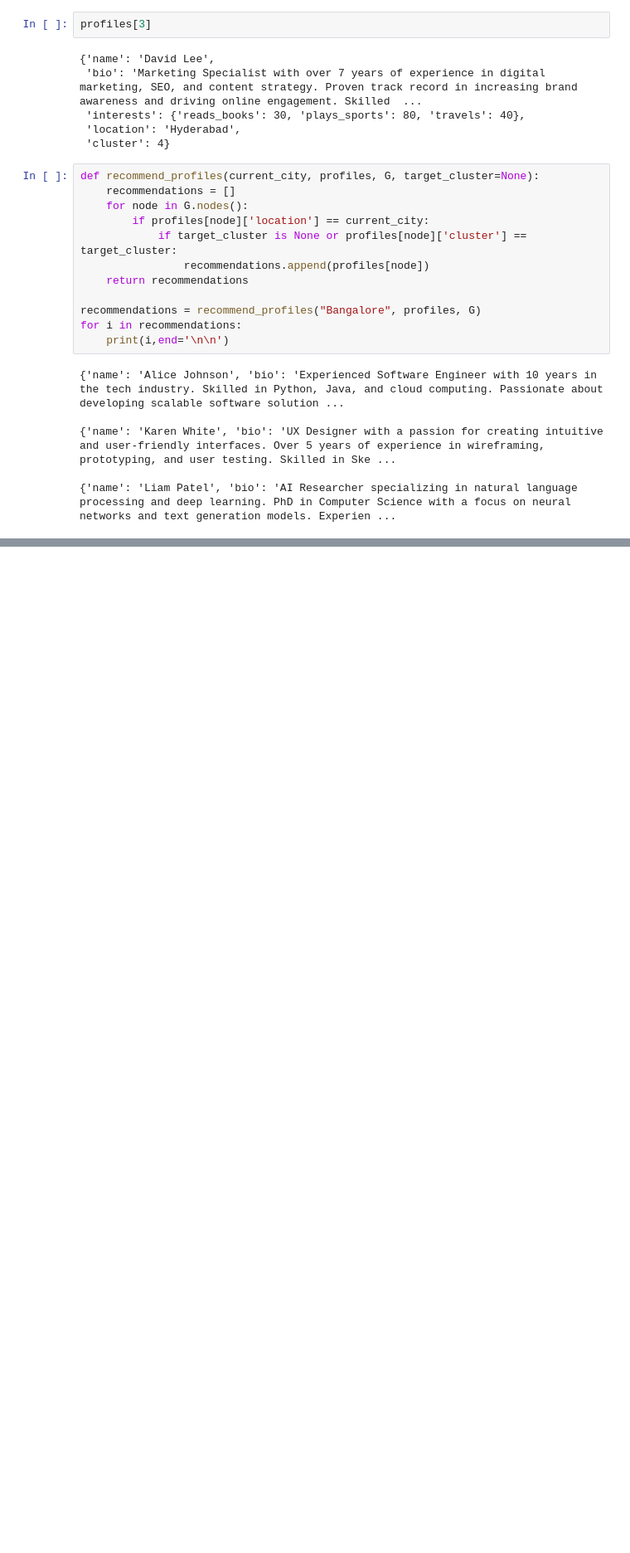
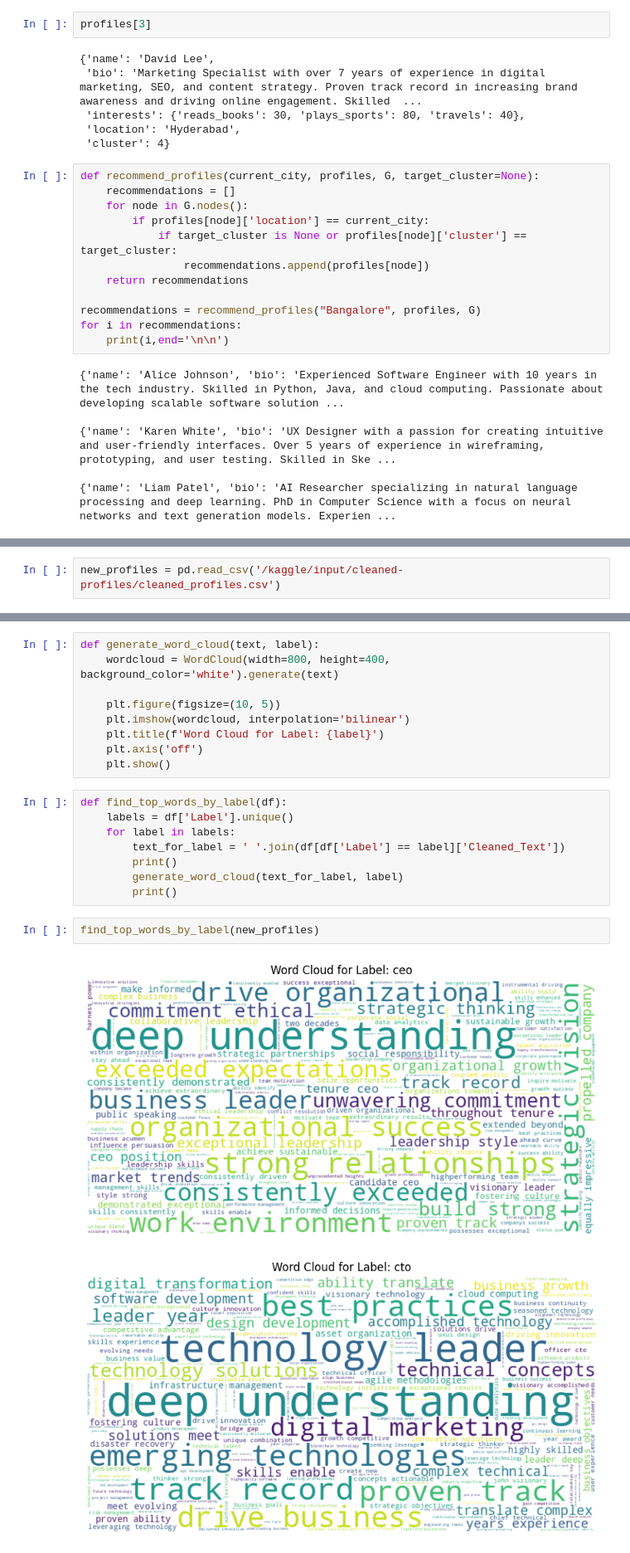
Before and after one commit to Swish78/Kaggle-Practice-Projects-, a Jupyter notebook: profile-suggestion-testing.ipynb, the cells around one changed output, grey strips where cells are left out. Shown at 83% size. Saved outputs shown, nothing was run; the diff lists cells and outputs as text; blank space fills up the shorter version.

Commit message:
Kaggle Notebook | Profile Suggestion testing  | Version 11

```diff
--- a/profile-suggestion-testing.ipynb
+++ b/profile-suggestion-testing.ipynb
@@ -1328,0 +1359,2 @@ for i in recommendations:
+# %%
+new_profiles = pd.read_csv('/kaggle/input/cleaned-profiles/cleaned_profiles.csv')
@@ -1328,0 +1379,22 @@ for i in recommendations:
+# %%
+def generate_word_cloud(text, label):
+    wordcloud = WordCloud(width=800, height=400, background_color='white').generate(text)
+
+    plt.figure(figsize=(10, 5))
+    plt.imshow(wordcloud, interpolation='bilinear')
+    plt.title(f'Word Cloud for Label: {label}')
+    plt.axis('off')
+    plt.show()
+# %%
+def find_top_words_by_label(df):
+    labels = df['Label'].unique()
+    for label in labels:
+        text_for_label = ' '.join(df[df['Label'] == label]['Cleaned_Text'])
+        print()
+        generate_word_cloud(text_for_label, label)
+        print()
+# %%
+find_top_words_by_label(new_profiles)
+# %% [output]
+[figure, added]
+[figure, added]
```
Also changed, not shown: parts of 20 cells of this notebook.
